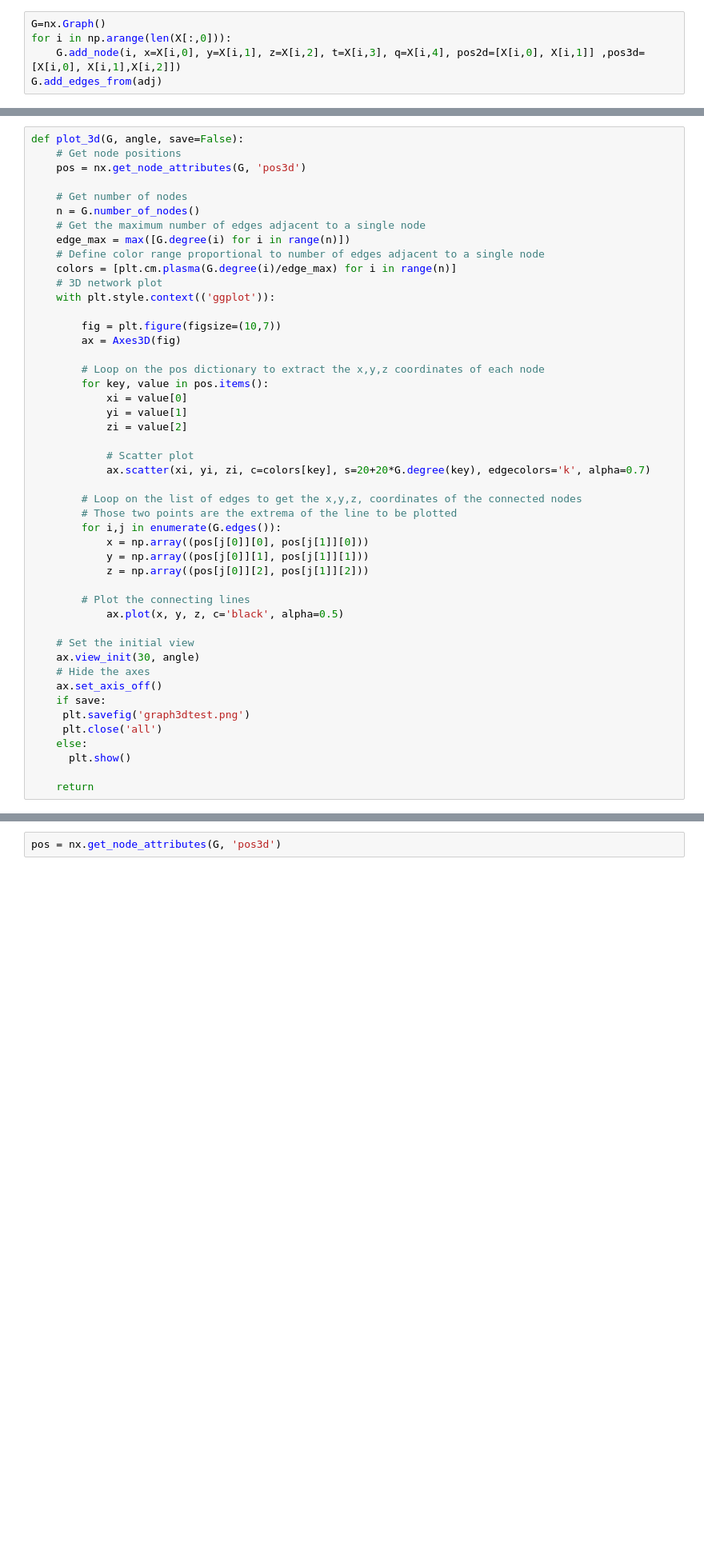
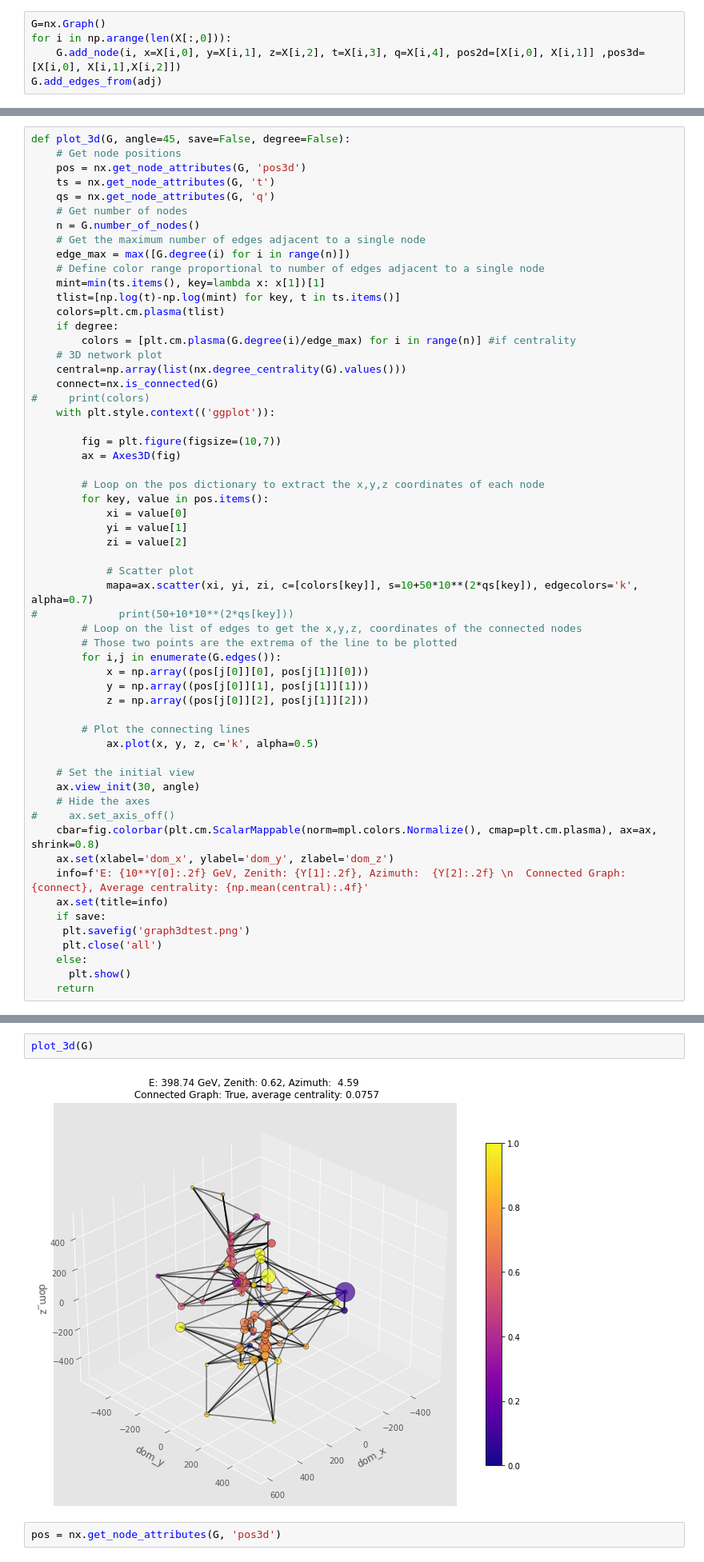
Before and after one commit to astrockragh/IceCube, a Jupyter notebook: visual.ipynb, the cells around one changed output, grey strips where cells are left out. Shown at 80% size. Cells and saved outputs as stored; diff of their text form; blank space fills up the shorter version.

```diff
--- a/visual.ipynb
+++ b/visual.ipynb
@@ -96,15 +57,23 @@ from mpl_toolkits.mplot3d import Axes3D
 # %%
-def plot_3d(G, angle, save=False):
+def plot_3d(G, angle=45, save=False, degree=False):
     # Get node positions
     pos = nx.get_node_attributes(G, 'pos3d')
-
+    ts = nx.get_node_attributes(G, 't')
+    qs = nx.get_node_attributes(G, 'q')
     # Get number of nodes
     n = G.number_of_nodes()
     # Get the maximum number of edges adjacent to a single node
     edge_max = max([G.degree(i) for i in range(n)])
     # Define color range proportional to number of edges adjacent to a single node
-    colors = [plt.cm.plasma(G.degree(i)/edge_max) for i in range(n)]
+    mint=min(ts.items(), key=lambda x: x[1])[1]
+    tlist=[np.log(t)-np.log(mint) for key, t in ts.items()]
+    colors=plt.cm.plasma(tlist)
+    if degree:
+        colors = [plt.cm.plasma(G.degree(i)/edge_max) for i in range(n)] #if centrality
     # 3D network plot
+    central=np.array(list(nx.degree_centrality(G).values()))
+    connect=nx.is_connected(G)
+#     print(colors)
     with plt.style.context(('ggplot')):
 
         fig = plt.figure(figsize=(10,7))
@@ -117,8 +86,8 @@ def plot_3d(G, angle, save=False):
             zi = value[2]
 
             # Scatter plot
-            ax.scatter(xi, yi, zi, c=colors[key], s=20+20*G.degree(key), edgecolors='k', alpha=0.7)
-
+            mapa=ax.scatter(xi, yi, zi, c=[colors[key]], s=10+50*10**(2*qs[key]), edgecolors='k', alpha=0.7)
+#             print(50+10*10**(2*qs[key]))
         # Loop on the list of edges to get the x,y,z, coordinates of the connected nodes
         # Those two points are the extrema of the line to be plotted
         for i,j in enumerate(G.edges()):
@@ -127,16 +96,19 @@ def plot_3d(G, angle, save=False):
             z = np.array((pos[j[0]][2], pos[j[1]][2]))
 
         # Plot the connecting lines
-            ax.plot(x, y, z, c='black', alpha=0.5)
+            ax.plot(x, y, z, c='k', alpha=0.5)
 
     # Set the initial view
     ax.view_init(30, angle)
     # Hide the axes
-    ax.set_axis_off()
+#     ax.set_axis_off()
+    cbar=fig.colorbar(plt.cm.ScalarMappable(norm=mpl.colors.Normalize(), cmap=plt.cm.plasma), ax=ax, shrink=0.8)
+    ax.set(xlabel='dom_x', ylabel='dom_y', zlabel='dom_z')
+    info=f'E: {10**Y[0]:.2f} GeV, Zenith: {Y[1]:.2f}, Azimuth:  {Y[2]:.2f} \n  Connected Graph: {connect}, Average centrality: {np.mean(central):.4f}'
+    ax.set(title=info)
     if save:
      plt.savefig('graph3dtest.png')
      plt.close('all')
     else:
       plt.show()
-
     return
@@ -147,2 +115,6 @@ def plot_3d(G, angle, save=False):
+# %%
+plot_3d(G)
+# %% [output]
+[figure, added]
 # %%
 pos = nx.get_node_attributes(G, 'pos3d')
```
Also changed, not shown: parts of 14 cells of this notebook, 3 other files.
